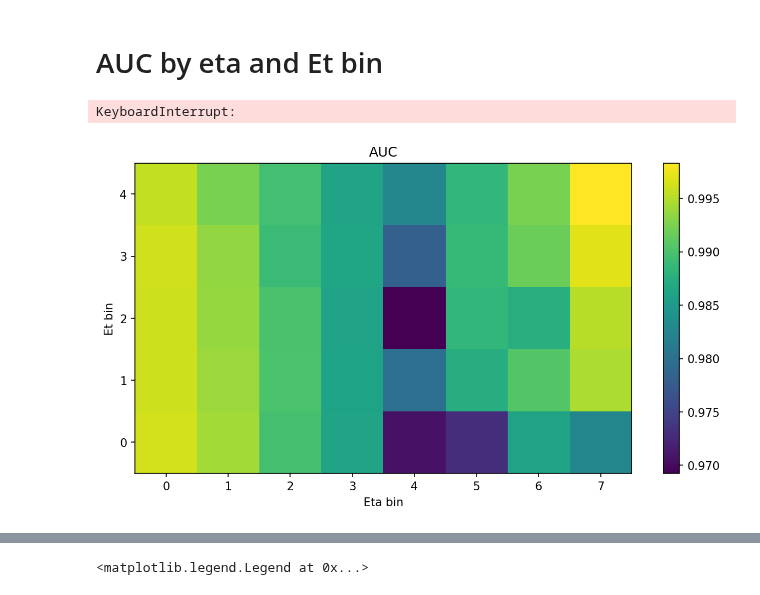
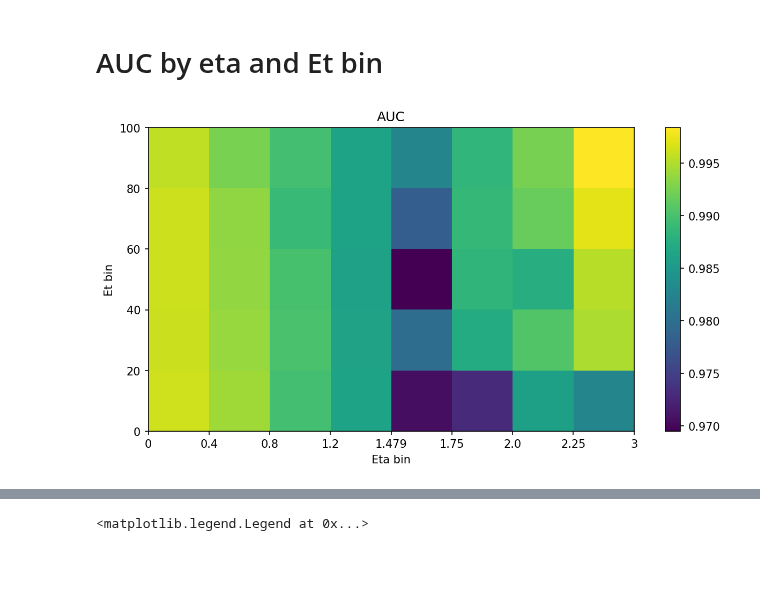
Before and after one commit to valsdav/DeepSuperCluster, a Jupyter notebook: Training/local_model/SimpleDNN_v17_joindet.ipynb, the cells around one changed output, grey strips where cells are left out. Drawn from its saved outputs; the diff is of its cells as text; code cells hidden in the pictures; blank space fills up the shorter version.

```diff
--- a/Training/local_model/SimpleDNN_v17_joindet.ipynb
+++ b/Training/local_model/SimpleDNN_v17_joindet.ipynb
@@ -13,8 +13,8 @@ mpl.rcParams['figure.figsize'] = (5,5)
 mpl.rcParams['figure.dpi'] = 150
 mpl.rcParams["image.origin"] = 'lower'
 # %%
-model_name = "v17_joinde"
-model_dir = "../models/"+model_name
+model_name = "v17_joindet"
+model_dir = "../../models/"+model_name
 model_version = 2
 numpy_version = 1
 limit_files = 15
@@ -711,31 +711,9 @@ AUC score: 0.9912357133705492
 [figure]
 # %% [markdown]
 # AUC by eta and Et bin
-# %%
-data["y"] =  model.predict(scaler.transform(data[cols].values), batch_size=4096)
-
-det == "EB"
-ets = [0,20,40,60,80,100]
-if det=="EB":
-    etas = [0, 0.4,0.8, 1.2,1.479]
-if det=="EE":
-    etas = [1.479,1.75,2.,2.25,3]
-
-data["eta_bin"] = pd.cut(abs(data.seed_eta), etas, labels=list(range(len(etas)-1)))
-data["et_bin"] = pd.cut(data.et_seed, ets, labels=list(range(len(ets)-1)))
-
-result =  data.groupby(["eta_bin", "et_bin"]).apply(
-        lambda gr:  roc_auc_score(gr.in_scluster, gr.y, sample_weight=gr.w)
-)
-
-a = result.values.reshape((len(etas)-1,len(ets)-1))
-plt.imshow(a.T)
-plt.xlabel("Eta bin")
-plt.ylabel("Et bin")
-plt.title("AUC")
-plt.colorbar()
-# %% [output]
-KeyboardInterrupt:
+# %%
+model = keras.models.load_model(model_dir + "/model_v{}.hd5".format(model_version))
+scaler = pickle.load(open(model_dir + "/scaler_model_v2.pkl", "rb"))
 # %%
 from sklearn.metrics import roc_auc_score, roc_curve
 data["y"] =  model.predict(scaler.transform(data[cols].values), batch_size=4096)
@@ -754,10 +732,24 @@ a = result.values.reshape((len(etas)-1,len(ets)-1))
 # %%
 plt.figure(figsize=(10,5))
 plt.imshow(a.T)
 plt.xlabel("Eta bin")
 plt.ylabel("Et bin")
 plt.title("AUC")
 plt.colorbar()
+
+plt.yticks(np.arange(len(ets)-1), ets)
+plt.xticks(np.arange(len(etas)-1), etas)
+
+locs, labels= plt.xticks()
+labels.append("3")
+locs = np.append(locs, [8])
+plt.xticks(locs-0.5, labels)
+
+locs, labels= plt.yticks()
+labels.append("100")
+locs = np.append(locs, [5])
+plt.yticks(locs-0.5, labels)
+
 plt.savefig(model_dir+ "/AUC.png")
 # %% [output]
-[figure, old version]
+[figure, new version]
```
Also changed, not shown: parts of 10 cells of this notebook, 3 other files.
